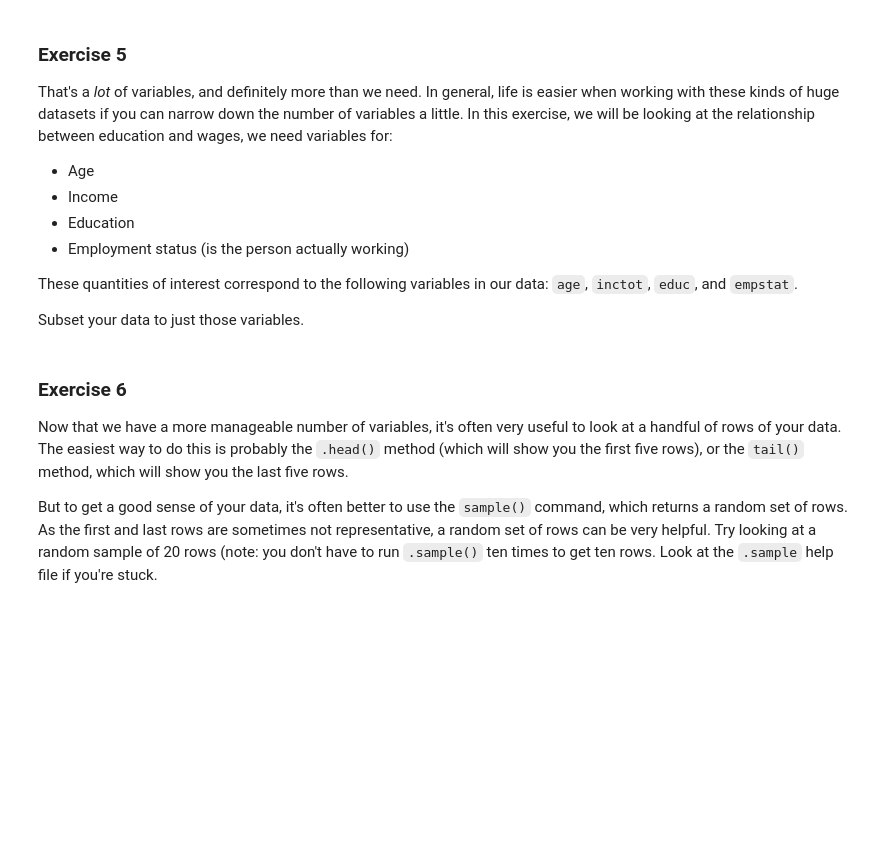
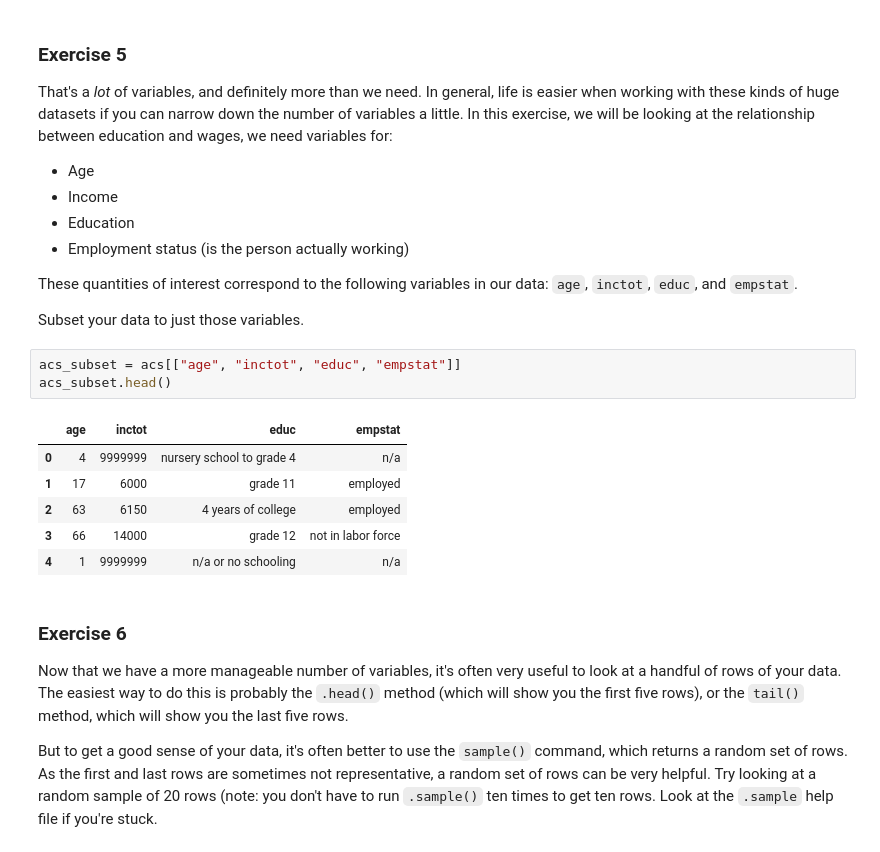
Before and after one commit to BarbaraPFloresRios/IDS720_PracticalDataScience, a Jupyter notebook: 20231003_ExerciseDataframes/Exercise_dataframes.ipynb, the cells around one changed output. Drawn from its saved outputs; the diff is of its cells as text; blank space fills up the shorter version.

```diff
--- a/20231003_ExerciseDataframes/Exercise_dataframes.ipynb
+++ b/20231003_ExerciseDataframes/Exercise_dataframes.ipynb
@@ -156,6 +156,16 @@ That's a *lot* of variables, and definitely more than we need. In general, life
 These quantities of interest correspond to the following variables in our data: `age`, `inctot`, `educ`, and `empstat`.
 
 Subset your data to just those variables.
+# %%
+acs_subset = acs[["age", "inctot", "educ", "empstat"]]
+acs_subset.head()
+# %% [output]
+|  | age | inctot | educ | empstat |
+| 0 | 4 | 9999999 | nursery school to grade 4 | n/a |
+| 1 | 17 | 6000 | grade 11 | employed |
+| 2 | 63 | 6150 | 4 years of college | employed |
+| 3 | 66 | 14000 | grade 12 | not in labor force |
+| 4 | 1 | 9999999 | n/a or no schooling | n/a |
 # %% [markdown]
 ### Exercise 6
 
```
Also changed, not shown: parts of 7 cells of this notebook.
